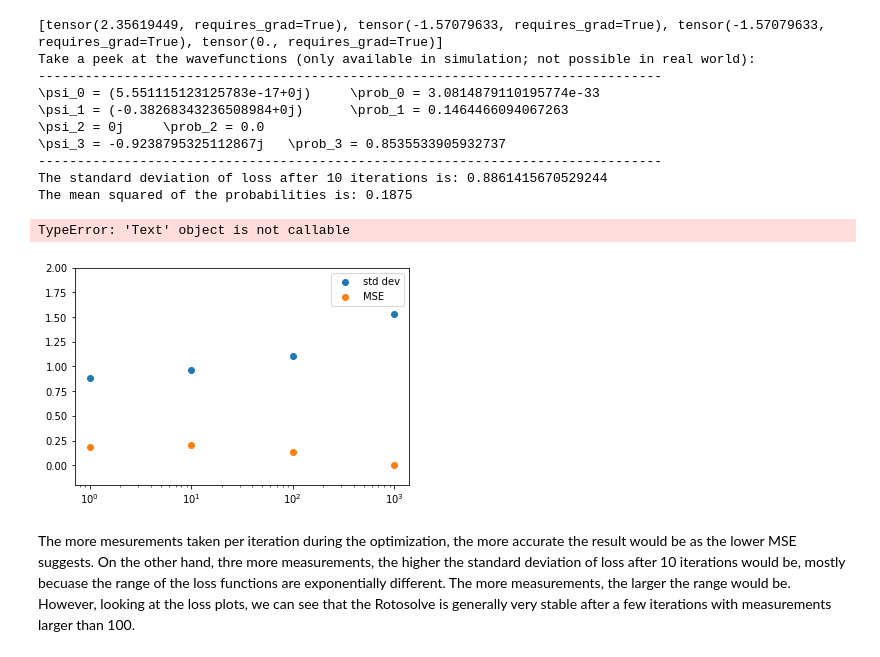
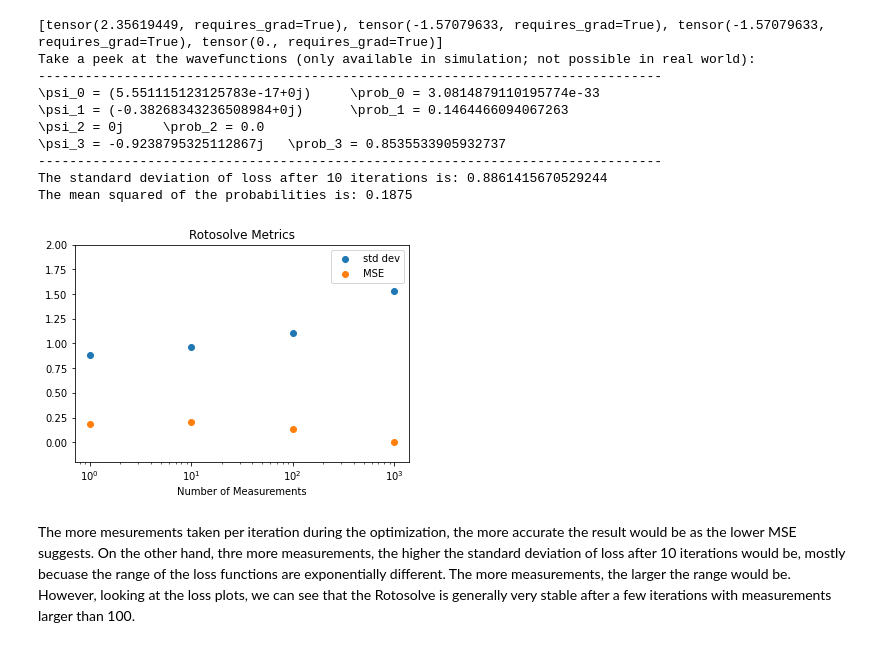
Before and after one commit to TDHTTTT/learn-bell, a Jupyter notebook: pennylane.ipynb, the cells around one changed output. Cells and saved outputs as stored; diff of their text form; code cells hidden in the pictures.

```diff
--- a/pennylane.ipynb
+++ b/pennylane.ipynb
@@ -251,17 +251,16 @@ The mean squared of the probabilities is: 0.1875
 # %%
 # Now we compare the performance across models with different measurements
 fig, ax = plt.subplots()
 ax.set_xscale('log')
 ax.set(ylim=(-0.2,2))
 ax.scatter([1,10,100,1000],np.array(metrics)[:,0][::-1], label="std dev")
 ax.scatter([1,10,100,1000],np.array(metrics)[:,1][::-1], label="MSE")
 ax.legend(loc="upper right")
-ax.title("Rotosolve Metrics")
+ax.set_title("Rotosolve Metrics")
 ax.set_xlabel("Number of Measurements")
 plt.show()
 # %% [output]
-TypeError: 'Text' object is not callable
-[figure, old version]
+[figure, new version]
 # %% [markdown]
 The more mesurements taken per iteration during the optimization, the more accurate the result would be as the lower MSE suggests. On the other hand, thre more measurements, the higher the standard deviation of loss after 10 iterations would be, mostly becuase the range of the loss functions are exponentially different. The more measurements, the larger the range would be. However, looking at the loss plots, we can see that the Rotosolve is generally very stable after a few iterations with measurements larger than 100.
 # %% [markdown]
```
